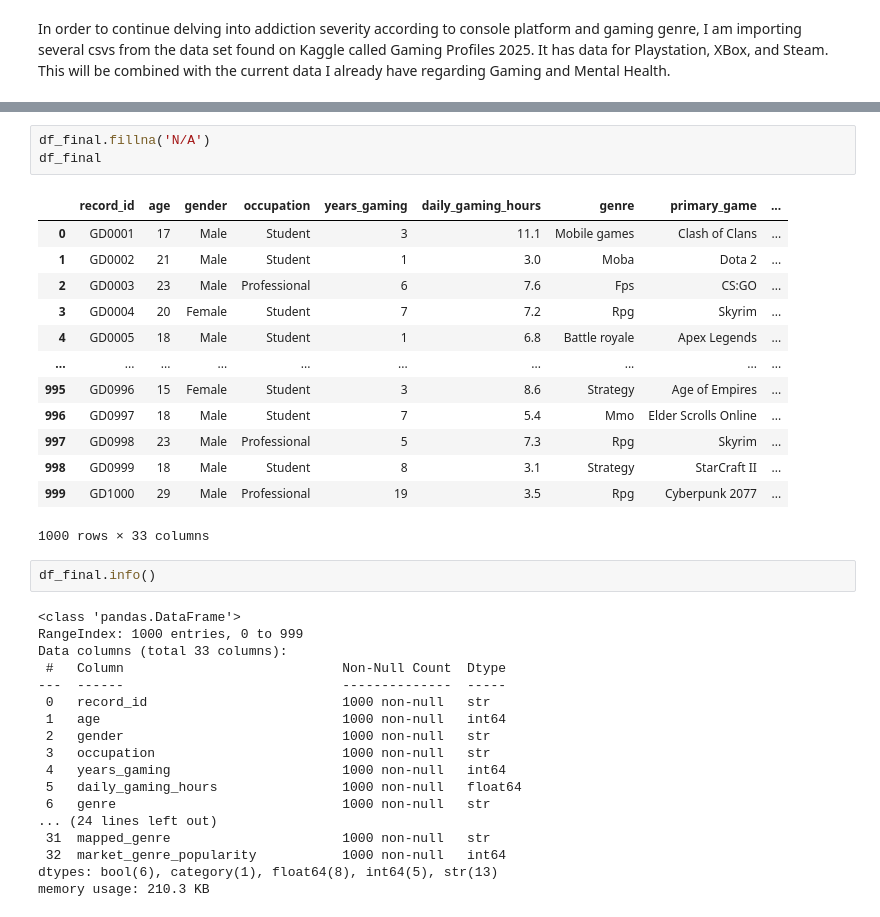
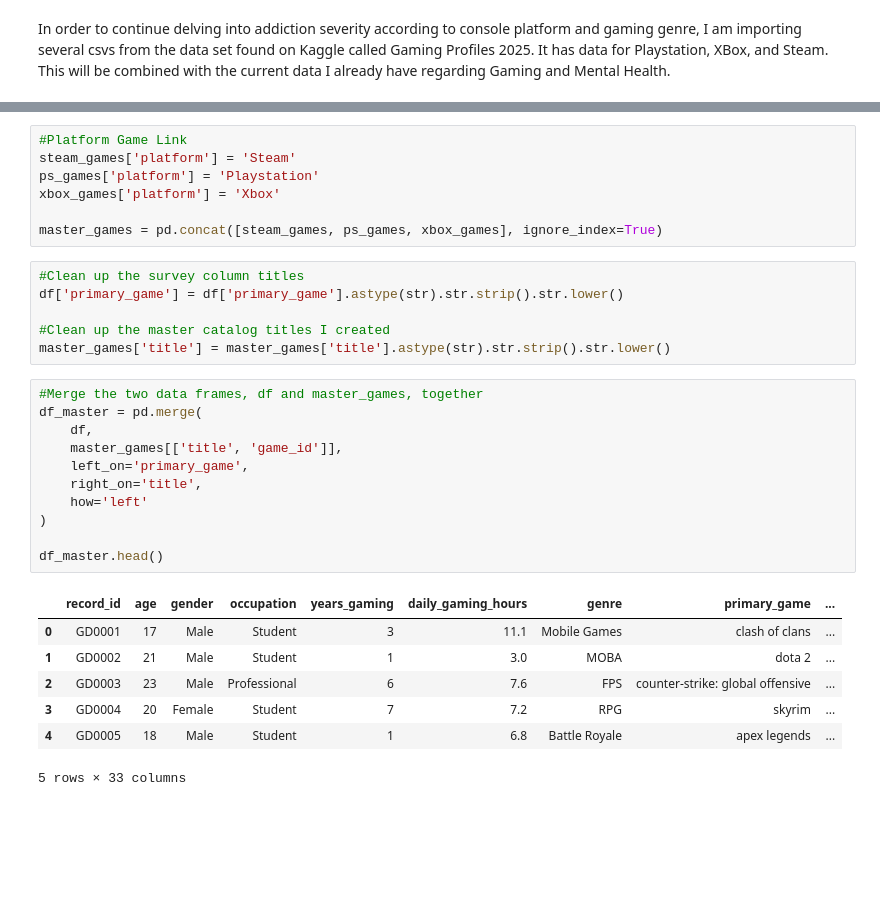
Before and after one commit to jmlax123/gaming_mental_health, a Jupyter notebook: notebook/gaming_mental_health_data.ipynb, the cells around one changed output, grey strips where cells are left out. Saved outputs shown, nothing was run; the diff lists cells and outputs as text; blank space fills up the shorter version.

Commit message:
Combined some of the datasets from Gaming Profiles 2025 with the Gaming and Mental Health Dataset

```diff
--- a/notebook/gaming_mental_health_data.ipynb
+++ b/notebook/gaming_mental_health_data.ipynb
@@ -1180,37 +1078,32 @@ df_final.head()
-# %%
-df_final.fillna('N/A')
-df_final
-# %% [output]
-|  | record_id | age | gender | occupation | years_gaming | daily_gaming_hours | genre | primary_game | ... |
-| 0 | GD0001 | 17 | Male | Student | 3 | 11.1 | Mobile games | Clash of Clans | ... |
-| 1 | GD0002 | 21 | Male | Student | 1 | 3.0 | Moba | Dota 2 | ... |
-| 2 | GD0003 | 23 | Male | Professional | 6 | 7.6 | Fps | CS:GO | ... |
-| 3 | GD0004 | 20 | Female | Student | 7 | 7.2 | Rpg | Skyrim | ... |
-| 4 | GD0005 | 18 | Male | Student | 1 | 6.8 | Battle royale | Apex Legends | ... |
-| ... | ... | ... | ... | ... | ... | ... | ... | ... | ... |
-| 995 | GD0996 | 15 | Female | Student | 3 | 8.6 | Strategy | Age of Empires | ... |
-| 996 | GD0997 | 18 | Male | Student | 7 | 5.4 | Mmo | Elder Scrolls Online | ... |
-| 997 | GD0998 | 23 | Male | Professional | 5 | 7.3 | Rpg | Skyrim | ... |
-| 998 | GD0999 | 18 | Male | Student | 8 | 3.1 | Strategy | StarCraft II | ... |
-| 999 | GD1000 | 29 | Male | Professional | 19 | 3.5 | Rpg | Cyberpunk 2077 | ... |
-1000 rows × 33 columns
-# %%
-df_final.info()
-# %% [output]
-<class 'pandas.DataFrame'>
-RangeIndex: 1000 entries, 0 to 999
-Data columns (total 33 columns):
- #   Column                            Non-Null Count  Dtype
----  ------                            --------------  -----
- 0   record_id                         1000 non-null   str
- 1   age                               1000 non-null   int64
- 2   gender                            1000 non-null   str
- 3   occupation                        1000 non-null   str
- 4   years_gaming                      1000 non-null   int64
- 5   daily_gaming_hours                1000 non-null   float64
- 6   genre                             1000 non-null   str
-... (24 lines left out)
- 31  mapped_genre                      1000 non-null   str
- 32  market_genre_popularity           1000 non-null   int64
-dtypes: bool(6), category(1), float64(8), int64(5), str(13)
-memory usage: 210.3 KB
+# %%
+#Platform Game Link
+steam_games['platform'] = 'Steam'
+ps_games['platform'] = 'Playstation'
+xbox_games['platform'] = 'Xbox'
+
+master_games = pd.concat([steam_games, ps_games, xbox_games], ignore_index=True)
+# %%
+#Clean up the survey column titles
+df['primary_game'] = df['primary_game'].astype(str).str.strip().str.lower()
+
+#Clean up the master catalog titles I created
+master_games['title'] = master_games['title'].astype(str).str.strip().str.lower()
+# %%
+#Merge the two data frames, df and master_games, together
+df_master = pd.merge(
+    df,
+    master_games[['title', 'game_id']],
+    left_on='primary_game',
+    right_on='title',
+    how='left'
+)
+
+df_master.head()
+# %% [output]
+|  | record_id | age | gender | occupation | years_gaming | daily_gaming_hours | genre | primary_game | ... |
+| 0 | GD0001 | 17 | Male | Student | 3 | 11.1 | Mobile Games | clash of clans | ... |
+| 1 | GD0002 | 21 | Male | Student | 1 | 3.0 | MOBA | dota 2 | ... |
+| 2 | GD0003 | 23 | Male | Professional | 6 | 7.6 | FPS | counter-strike: global offensive | ... |
+| 3 | GD0004 | 20 | Female | Student | 7 | 7.2 | RPG | skyrim | ... |
+| 4 | GD0005 | 18 | Male | Student | 1 | 6.8 | Battle Royale | apex legends | ... |
+5 rows × 33 columns
```
Also changed, not shown: parts of 13 cells of this notebook.
